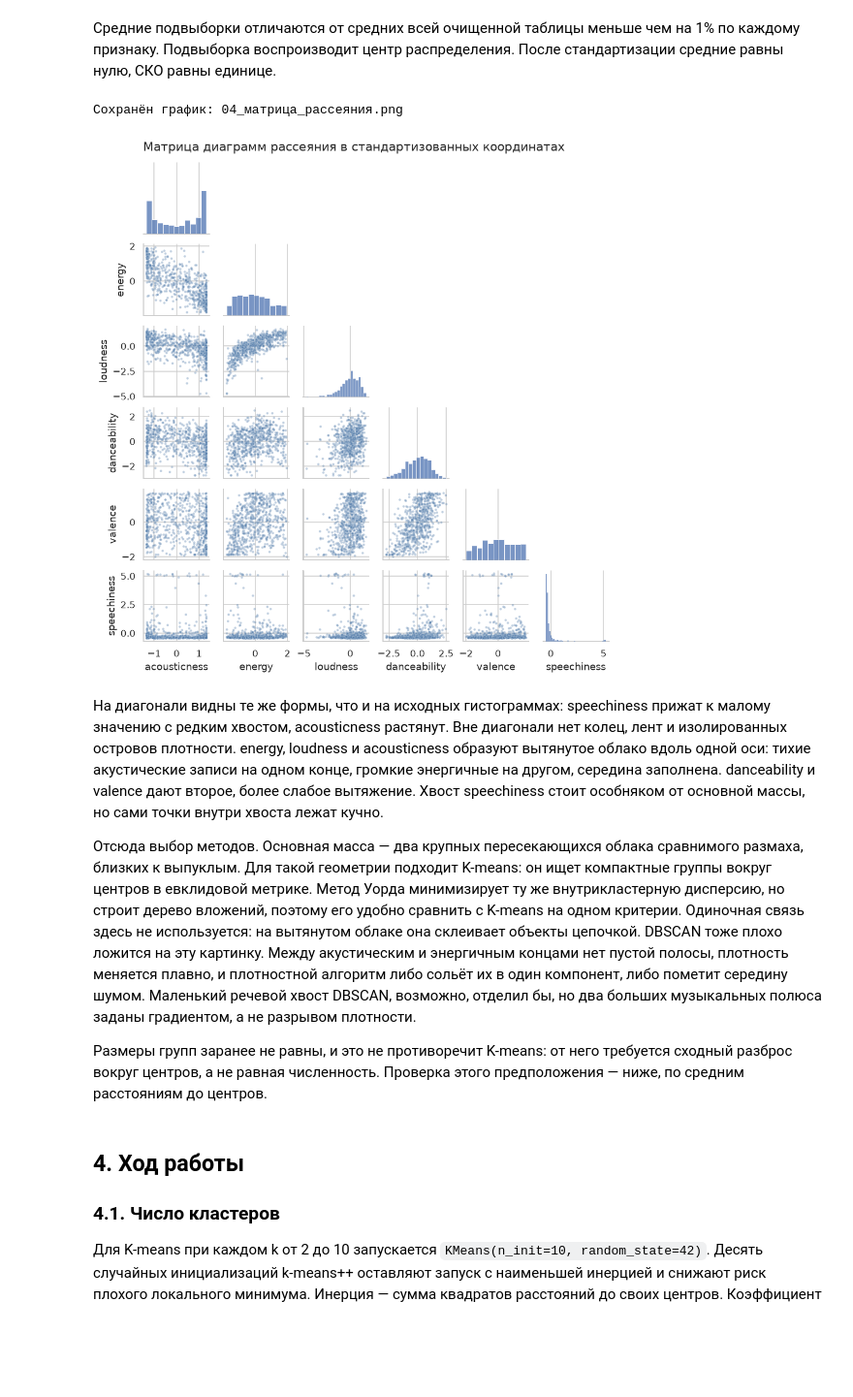
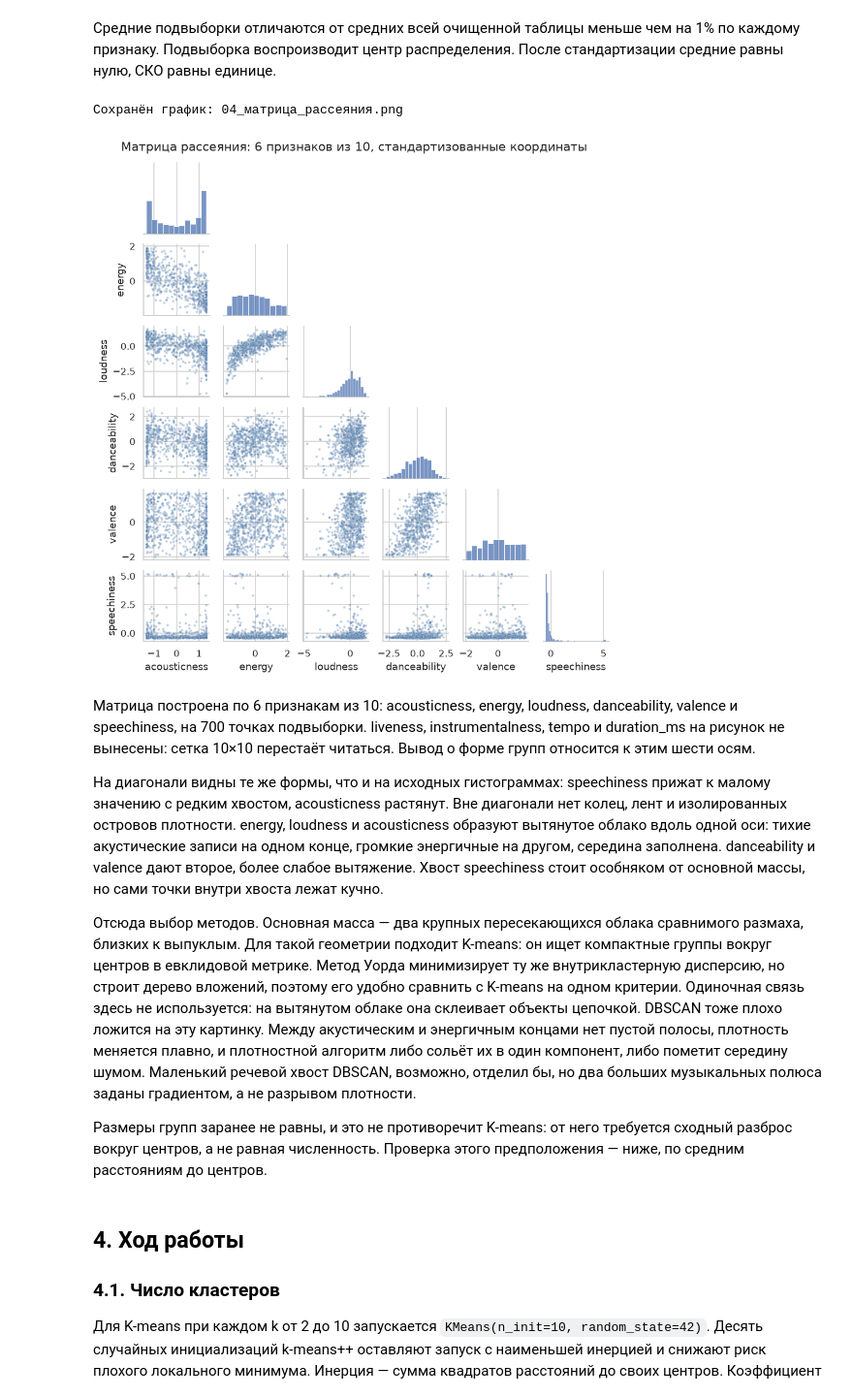
Before and after one commit to etnight15/AI-and-ML-3LB, a Jupyter notebook: lab3_clustering.ipynb, the cells around one changed output. Shown at 97% size. Drawn from its saved outputs; the diff is of its cells as text; code cells hidden in the pictures; blank space fills up the shorter version.

```diff
--- a/lab3_clustering.ipynb
+++ b/lab3_clustering.ipynb
@@ -401,15 +409,20 @@ tempo <= 0: 143
 # %%
 pair_features = ["acousticness", "energy", "loudness", "danceability", "valence", "speechiness"]
 pair_view = scaled[pair_features].sample(700, random_state=RANDOM_STATE)
 graph = sns.pairplot(pair_view, corner=True, diag_kind="hist", plot_kws={"s": 8, "alpha": 0.35, "color": "#4C78A8"}, height=1.45)
-graph.fig.suptitle("Матрица диаграмм рассеяния в стандартизованных координатах", y=1.02)
+graph.fig.suptitle(
+    "Матрица рассеяния: 6 признаков из 10, стандартизованные координаты",
+    y=1.02,
+)
 graph.fig.savefig(FIGURES / "04_матрица_рассеяния.png", bbox_inches="tight")
 print("Сохранён график:", "04_матрица_рассеяния.png")
 plt.show()
 # %% [output]
 Сохранён график: 04_матрица_рассеяния.png
-[figure, old version]
+[figure, new version]
 # %% [markdown]
+Матрица построена по 6 признакам из 10: acousticness, energy, loudness, danceability, valence и speechiness, на 700 точках подвыборки. liveness, instrumentalness, tempo и duration_ms на рисунок не вынесены: сетка 10×10 перестаёт читаться. Вывод о форме групп относится к этим шести осям.
+
 На диагонали видны те же формы, что и на исходных гистограммах: speechiness прижат к малому значению с редким хвостом, acousticness растянут. Вне диагонали нет колец, лент и изолированных островов плотности. energy, loudness и acousticness образуют вытянутое облако вдоль одной оси: тихие акустические записи на одном конце, громкие энергичные на другом, середина заполнена. danceability и valence дают второе, более слабое вытяжение. Хвост speechiness стоит особняком от основной массы, но сами точки внутри хвоста лежат кучно.
 
 Отсюда выбор методов. Основная масса — два крупных пересекающихся облака сравнимого размаха, близких к выпуклым. Для такой геометрии подходит K-means: он ищет компактные группы вокруг центров в евклидовой метрике. Метод Уорда минимизирует ту же внутрикластерную дисперсию, но строит дерево вложений, поэтому его удобно сравнить с K-means на одном критерии. Одиночная связь здесь не используется: на вытянутом облаке она склеивает объекты цепочкой. DBSCAN тоже плохо ложится на эту картинку. Между акустическим и энергичным концами нет пустой полосы, плотность меняется плавно, и плотностной алгоритм либо сольёт их в один компонент, либо пометит середину шумом. Маленький речевой хвост DBSCAN, возможно, отделил бы, но два больших музыкальных полюса заданы градиентом, а не разрывом плотности.
```
Also changed, not shown: parts of 13 cells of this notebook, 5 other files.
